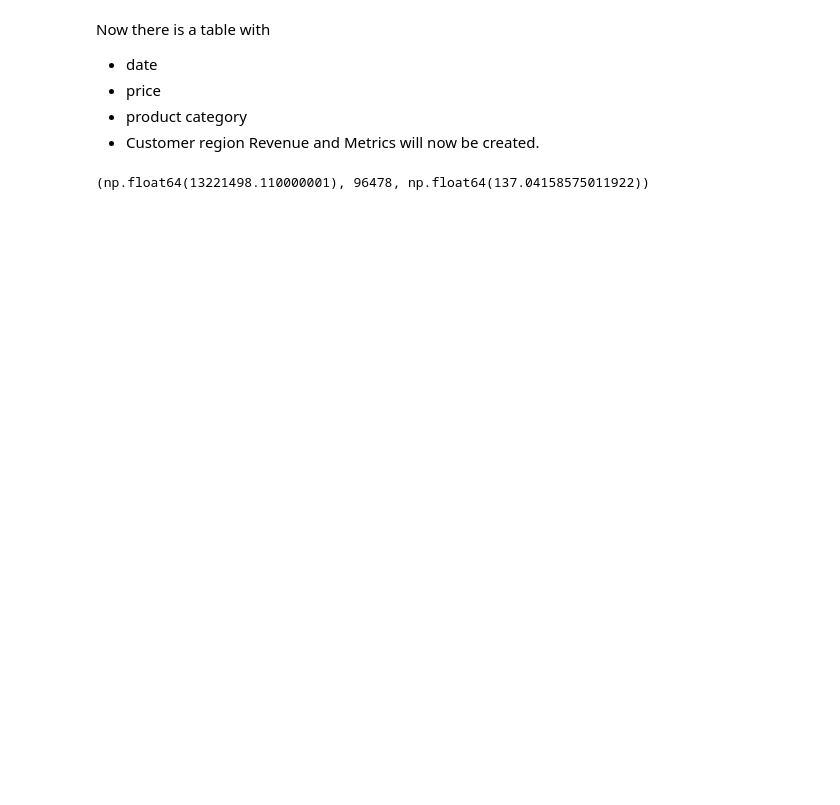
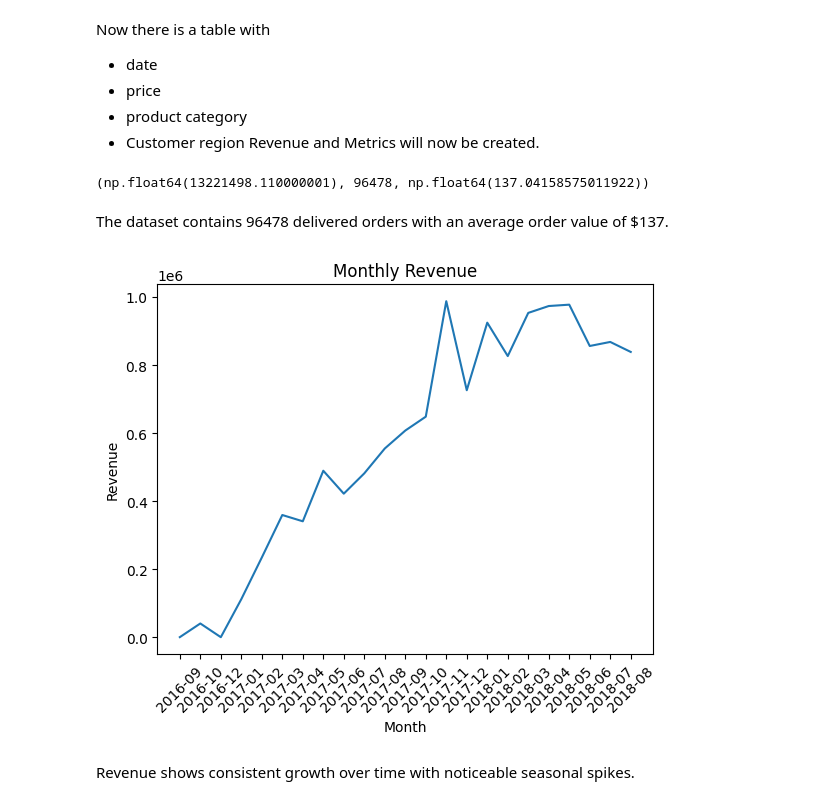
Before and after one commit to jblaibel/data_portfolio, a Jupyter notebook: sales_analysis/sales_analysis.ipynb, the cells around one changed output. Drawn from its saved outputs; the diff is of its cells as text; code cells hidden in the pictures; blank space fills up the shorter version.

```diff
--- a/sales_analysis/sales_analysis.ipynb
+++ b/sales_analysis/sales_analysis.ipynb
@@ -105,3 +105,25 @@ aov = total_revenue / total_orders #Average Order Value
 total_revenue, total_orders, aov #display the results
 # %% [output]
 (np.float64(13221498.110000001), 96478, np.float64(137.04158575011922))
+# %% [markdown]
+The dataset contains 96478 delivered orders with an average order value of $137.
+# %%
+#Time-Series analysis: Revenue by month
+df['month'] = df['order_purchase_timestamp'].dt.to_period('M')
+
+monthly_revenue = (df.groupby('month')['revenue'].sum().reset_index())
+# %%
+#plot data
+import matplotlib.pyplot as plt
+
+plt.figure()
+plt.plot(monthly_revenue['month'].astype(str), monthly_revenue['revenue'])
+plt.xticks(rotation=45)
+plt.title('Monthly Revenue')
+plt.xlabel('Month')
+plt.ylabel('Revenue')
+plt.show()
+# %% [output]
+[figure, added]
+# %% [markdown]
+Revenue shows consistent growth over time with noticeable seasonal spikes.
```
Also changed, not shown: parts of 7 cells of this notebook, 1 other file.
